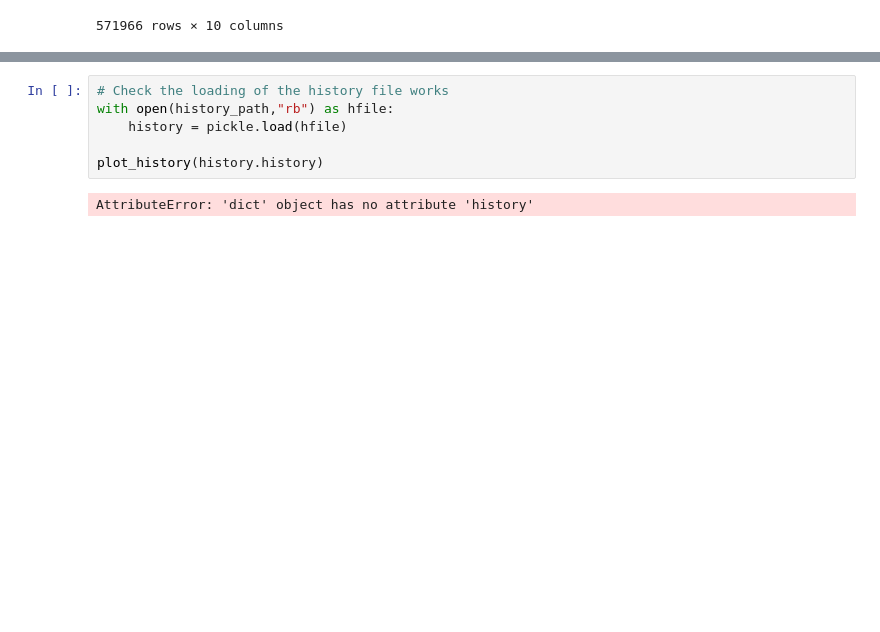
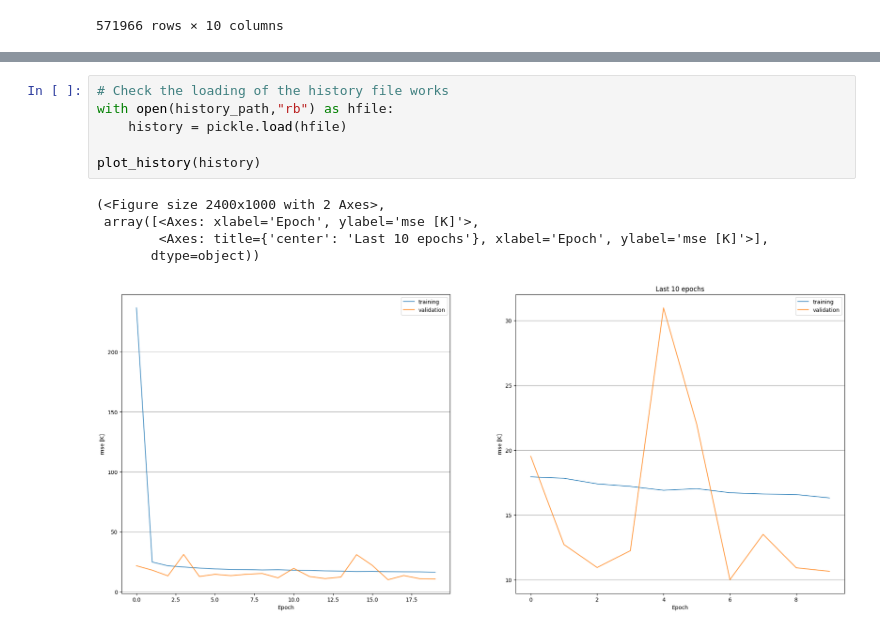
Before and after one commit to AndresTerrer/PMW_LST, a Jupyter notebook: notebooks/working_examples/Windsat_training.ipynb, the cells around one changed output, grey strips where cells are left out. Cells and saved outputs as stored; diff of their text form; blank space fills up the shorter version.

```diff
--- a/notebooks/working_examples/Windsat_training.ipynb
+++ b/notebooks/working_examples/Windsat_training.ipynb
@@ -196,8 +192,12 @@ AttributeError: 'dict' object has no attribute 'history'
 # %%
 # Check the loading of the history file works
 with open(history_path,"rb") as hfile:
     history = pickle.load(hfile)
 
-plot_history(history.history)
+plot_history(history)
 # %% [output]
-AttributeError: 'dict' object has no attribute 'history'
+(<Figure size 2400x1000 with 2 Axes>,
+ array([<Axes: xlabel='Epoch', ylabel='mse [K]'>,
+        <Axes: title={'center': 'Last 10 epochs'}, xlabel='Epoch', ylabel='mse [K]'>],
+       dtype=object))
+[figure, added]
```
Also changed, not shown: parts of 15 cells of this notebook.
